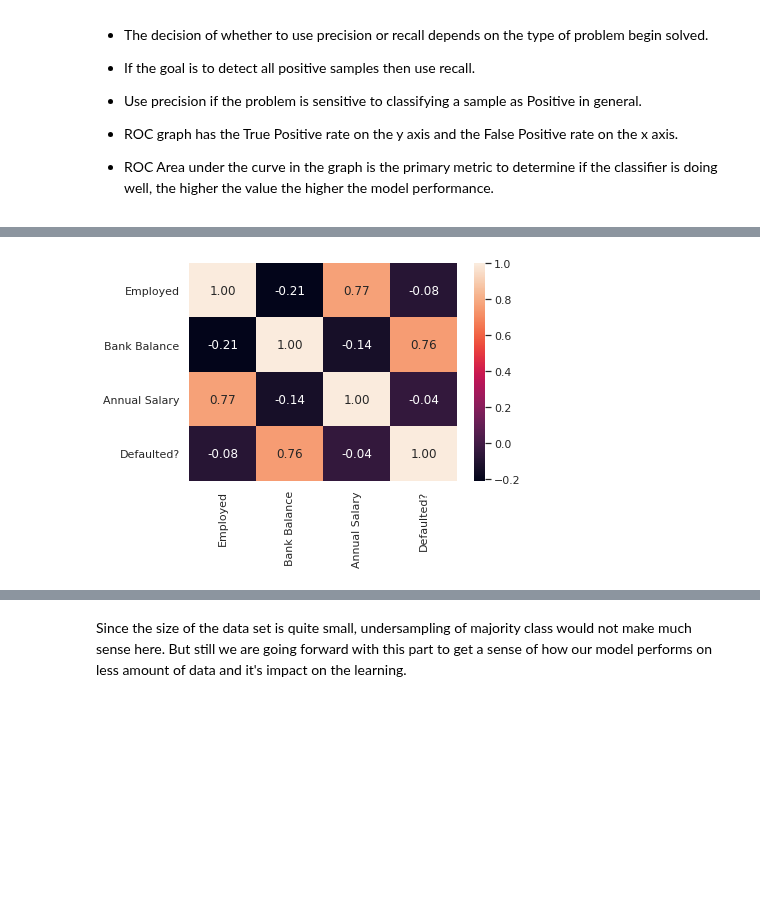
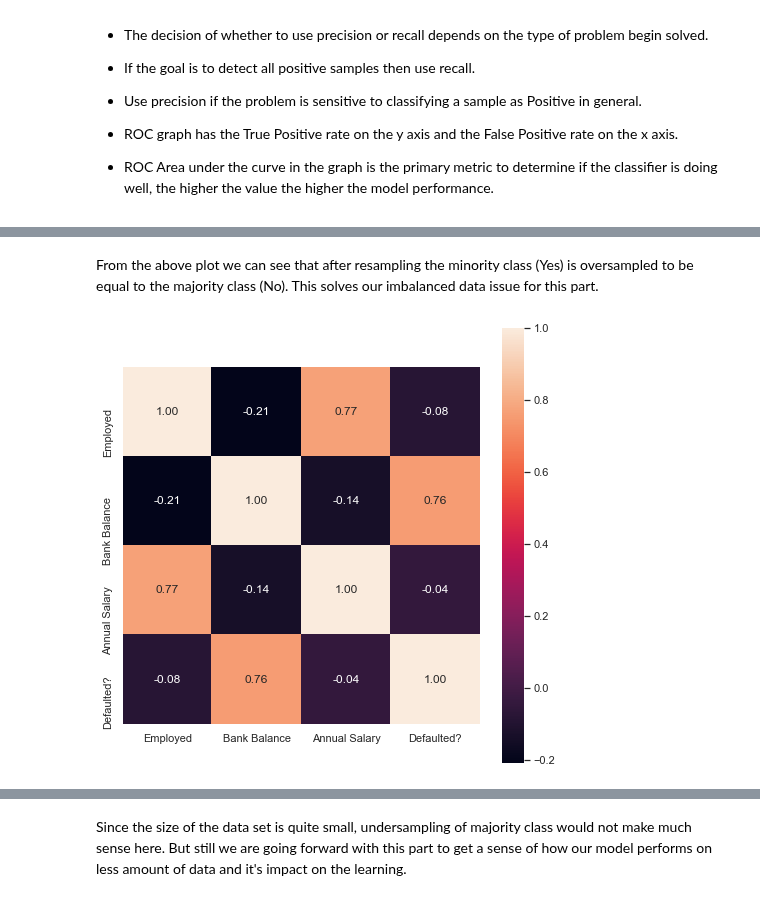
Before and after one commit to mlpack/examples, a Jupyter notebook: loan_default_prediction_with_decision_tree/loan-default-prediction-with-decision-tree-py.ipynb, the cells around one changed output, grey strips where cells are left out. Saved outputs shown, nothing was run; the diff lists cells and outputs as text; code cells hidden in the pictures; blank space fills up the shorter version.

```diff
--- a/loan_default_prediction_with_decision_tree/loan-default-prediction-with-decision-tree-py.ipynb
+++ b/loan_default_prediction_with_decision_tree/loan-default-prediction-with-decision-tree-py.ipynb
@@ -96,5 +102,19 @@ plt.show()
 # %% [markdown]
 ### Visualize Correlation
 # %%
-sns.heatmap(loanData.corr(), annot=True, fmt=".2f")
-plt.show()
+def PlotHeatMap(data, figWidth=8, figHeight=8):
+    """
+    Generates an heatmap to visualize the correlation between various features in the dataset.
+
+        Parameter:
+            data (DataFrame): Pandas dataframe to be ploted.
+            figWidth (int): Width of the figure.
+            figHeight (int): Height of the figure.
+
+        Returns:
+            None
+    """
+    plt.figure(figsize=(figWidth,figHeight))
+    sns.heatmap(data.corr(), square=True,
+                annot=True, fmt=".2f")
+    plt.show()
@@ -218,5 +303,7 @@ plt.show()
+# %% [markdown]
+From the above plot we can see that after resampling the minority class (Yes) is oversampled to be equal to the majority class (No). This solves our imbalanced data issue for this part.
 # %%
-sns.heatmap(overSampled.corr(), annot=True, fmt=".2f")
-plt.show()
+# Plot the correlation matrix as heatmap.
+PlotHeatMap(overSampled)
 # %% [output]
-[figure, old version]
+[figure, new version]
```
Also changed, not shown: parts of 53 cells of this notebook.
